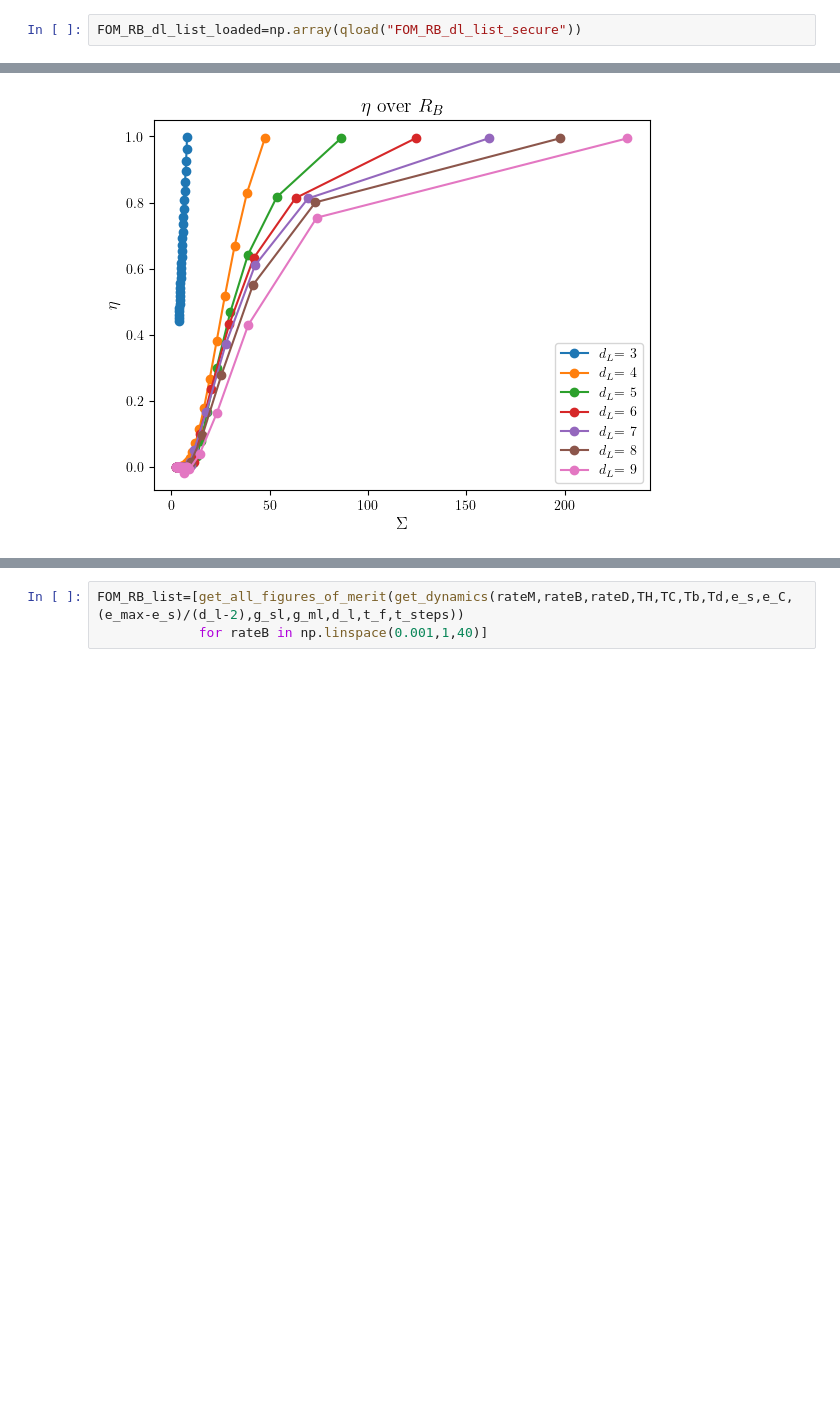
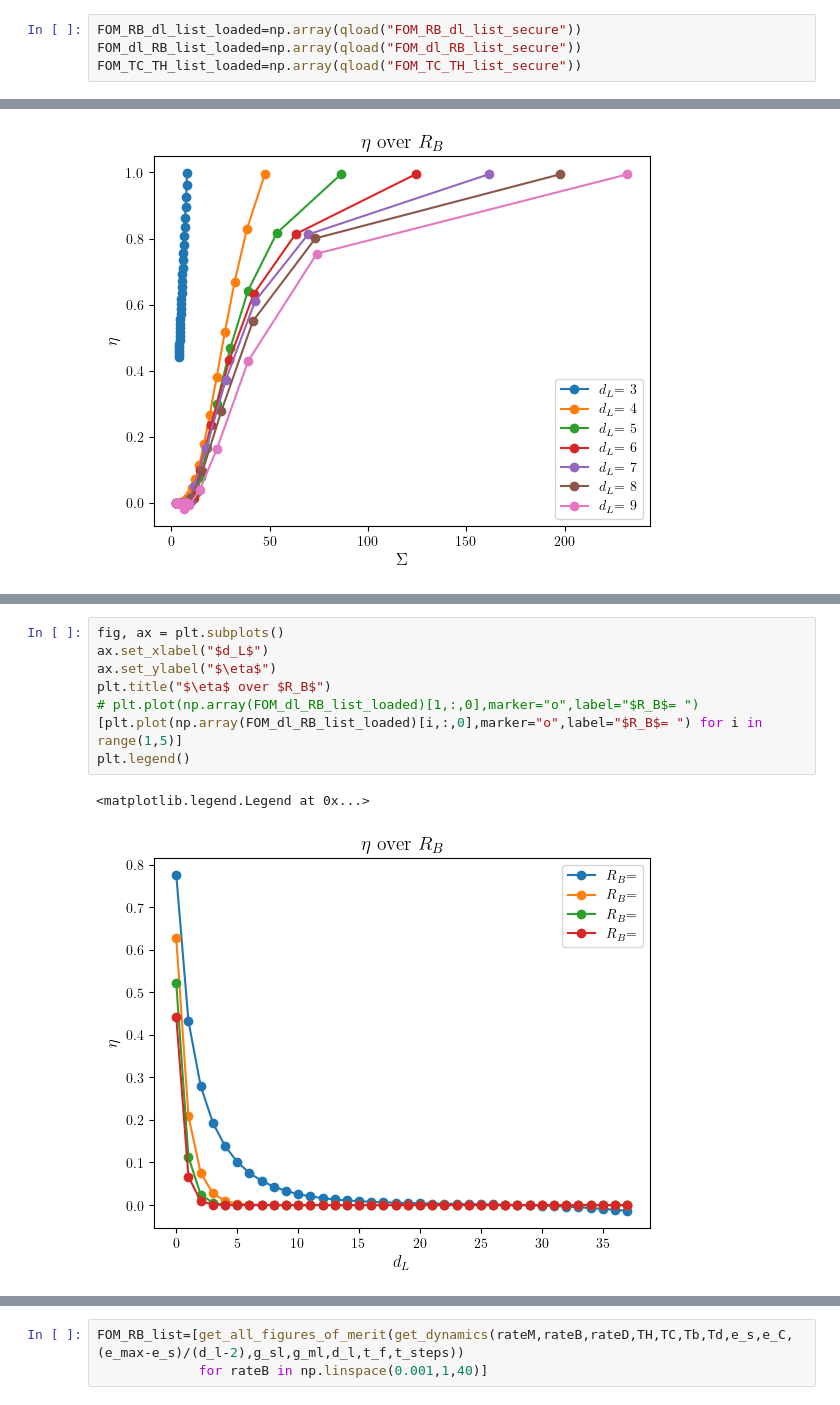
Before and after one commit to Emanuel-Schwarzhans/Quantum-detectors-as-autonomous-machines-assessing-the-thermodynamics-of-information-acquisit-co, a Jupyter notebook: thermal_single_photon_activation_amplification.ipynb, the cells around one changed output, grey strips where cells are left out. Cells and saved outputs as stored; diff of their text form; blank space fills up the shorter version.

```diff
--- a/thermal_single_photon_activation_amplification.ipynb
+++ b/thermal_single_photon_activation_amplification.ipynb
@@ -192,3 +197,5 @@ qsave(FOM_Emax_list,"FOM_Emax_list")
 ## Load datasets
 # %%
 FOM_RB_dl_list_loaded=np.array(qload("FOM_RB_dl_list_secure"))
+FOM_dl_RB_list_loaded=np.array(qload("FOM_dl_RB_list_secure"))
+FOM_TC_TH_list_loaded=np.array(qload("FOM_TC_TH_list_secure"))
@@ -214,0 +231,11 @@ plt.legend()
+# %%
+fig, ax = plt.subplots()
+ax.set_xlabel("$d_L$")
+ax.set_ylabel("$\eta$")
+plt.title("$\eta$ over $R_B$")
+# plt.plot(np.array(FOM_dl_RB_list_loaded)[1,:,0],marker="o",label="$R_B$= ")
+[plt.plot(np.array(FOM_dl_RB_list_loaded)[i,:,0],marker="o",label="$R_B$= ") for i in range(1,5)]
+plt.legend()
+# %% [output]
+<matplotlib.legend.Legend at 0x...>
+[figure, added]
```
Also changed, not shown: parts of 10 cells of this notebook, 38 other files.
